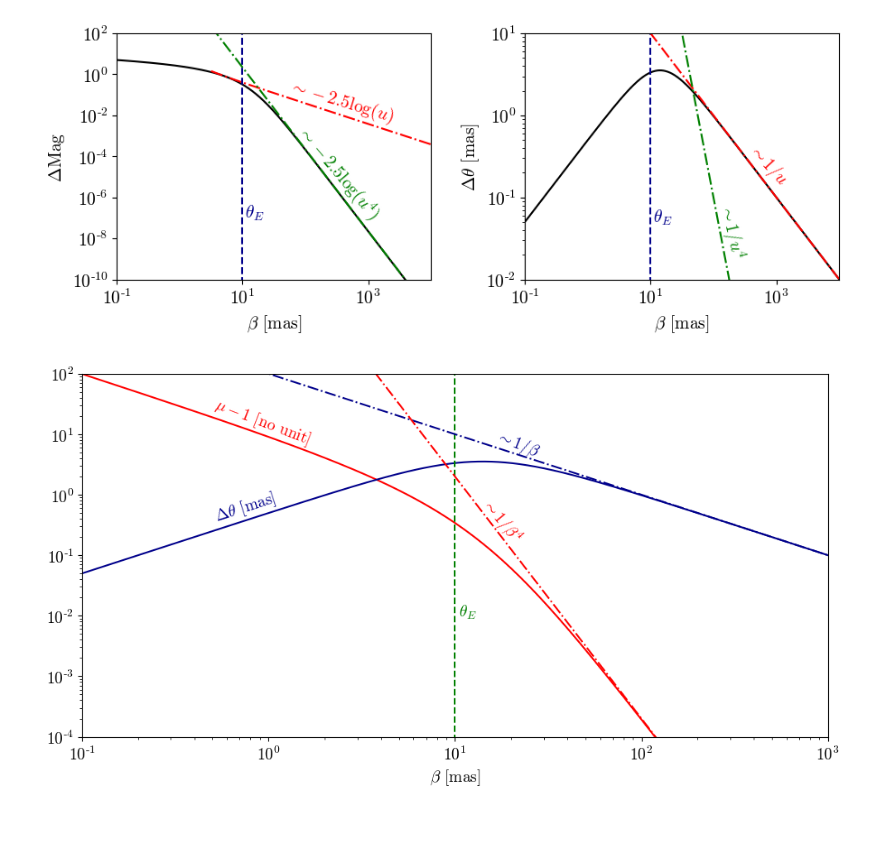
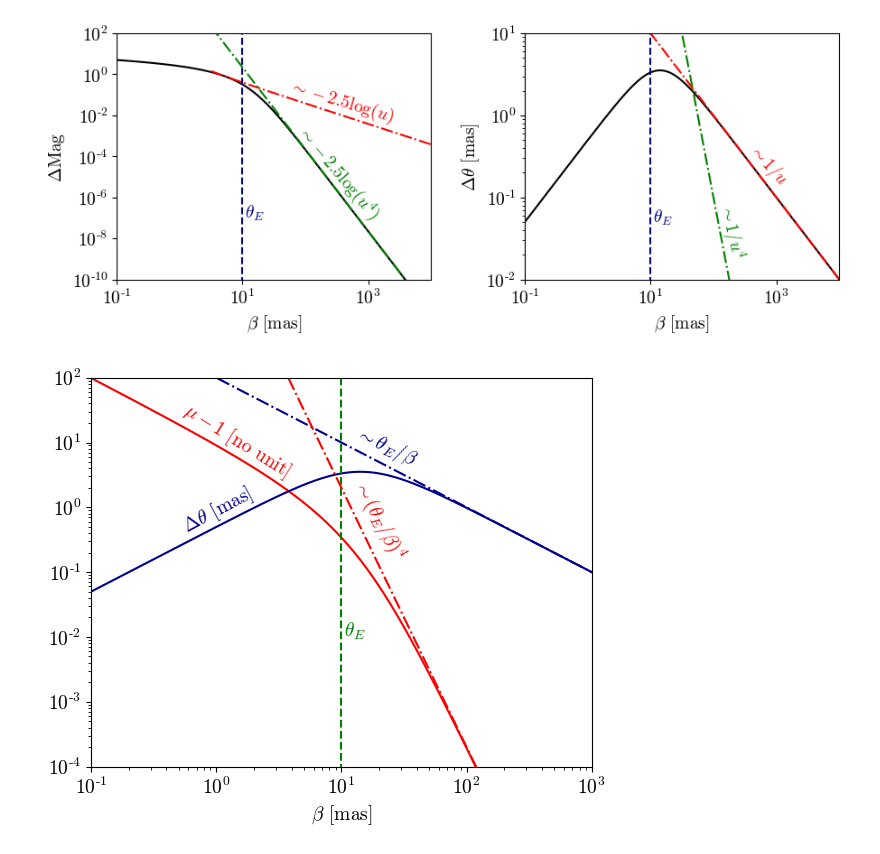
Before and after one commit to mkongsore/BlipFinder, a Jupyter notebook: PaperPlots/astrometry_vs_photometry_plot.ipynb, the cells around one changed output. Saved outputs shown, nothing was run; the diff lists cells and outputs as text; code cells hidden in the pictures; blank space fills up the shorter version.

```diff
--- a/PaperPlots/astrometry_vs_photometry_plot.ipynb
+++ b/PaperPlots/astrometry_vs_photometry_plot.ipynb
@@ -128,7 +128,7 @@ plt.show()
 import matplotlib.pyplot as plt
 import numpy as np
 
-plt.rcParams["figure.figsize"] = [10, 5.50]
+plt.rcParams["figure.figsize"] = [6, 5.0]
 plt.rcParams["figure.autolayout"] = True
 ax1 = plt.subplot()
 ax1.plot(x_array,mag_array-1,color='red')
@@ -138,38 +138,35 @@ ax1.set_yscale('log')
 #axd['left'].xaxis.set_ticks([])
 ax1.set_xlim(x_array[0],1e3)
 ax1.set_ylim(1e-4,1e2)
 #axd['left'].axhline(0.001,-100,100,color='green',linestyle='--')
 #ax1.set_ylabel(r'$\Delta\mu-1$')
 ax1.set_xlabel(r'$\beta$ [mas]')
 #ax1.plot(x_array[300000:],photo_1[300000:]*3.5,color='red',linestyle='dashdot')
 #ax1.plot(x_array[300000:],mag_2[300000:]*20000,color='green',linestyle='dashdot')
 #ax1.text(50, 0.005, r'$\sim -2.5\log(u)$',rotation=-17.0,color='red',fontweight='bold')
 #ax1.text(60, 0.0000001, r'$\sim -2.5\log(u^4)$',rotation=-50.0,color='green',fontweight='bold')
 ax1.text(10.5, 0.01, r'$\theta_E$',rotation=0,color='green',fontweight='bold')
 
 
 #ax2 = ax1.twinx()
 
 ax1.plot(x_array,defl_array,color='darkblue')
 ax1.axvline(einst_rad,-100,100,color='green',linestyle='--')
 #axd['right'].axhline(0.1,-100,1000,color='green',linestyle='--')
 ax1.set_xlim(x_array[0],1e3)
 ax1.set_ylim(1e-4,1e2)
 #ax1.set_xlabel(r'$\beta$ [mas]')
 #ax1.set_ylabel(r'$\Delta\theta$ [mas]')
 ax1.plot(x_array[100000:],astro_1[100000:]*100,color='darkblue',linestyle='dashdot')
 ax1.plot(x_array[100000:],astro_2[100000:]*20000,color='red',linestyle='dashdot')
 
-ax1.text(13, 0.17, r'$\sim 1/\beta^4$',rotation=-50,color='red',fontweight='bold')
-ax1.text(16, 4.5, r'$\sim 1/\beta$',rotation=-22,color='darkblue',fontweight='bold')
-ax1.text(.5, 0.38, r'$\Delta\theta$ [mas]',rotation=18,color='darkblue',fontweight='bold')
-ax1.text(.5, 7.0, r'$\mu-1$ [no unit]',rotation=-21,color='red',fontweight='bold')
+ax1.text(11, 0.17, r'$\sim (\theta_E/\beta)^4$',rotation=-62,color='red',fontweight='bold')
+ax1.text(12, 4.5, r'$\sim \theta_E/\beta$',rotation=-25,color='darkblue',fontweight='bold')
+ax1.text(.5, 0.41, r'$\Delta\theta$ [mas]',rotation=28,color='darkblue',fontweight='bold')
+ax1.text(.5, 3.0, r'$\mu-1$ [no unit]',rotation=-32,color='red',fontweight='bold')
 
 plt.savefig('/home/mk7976/git/gaiablip/analysis/plotting/astrometry_photometry.pdf',dpi=500)
 
-
-#plt.legend([l1, l2], ["speed", "acceleration"])
-
 plt.show()
 # %% [output]
-[figure, old version]
+[figure, new version]
```
